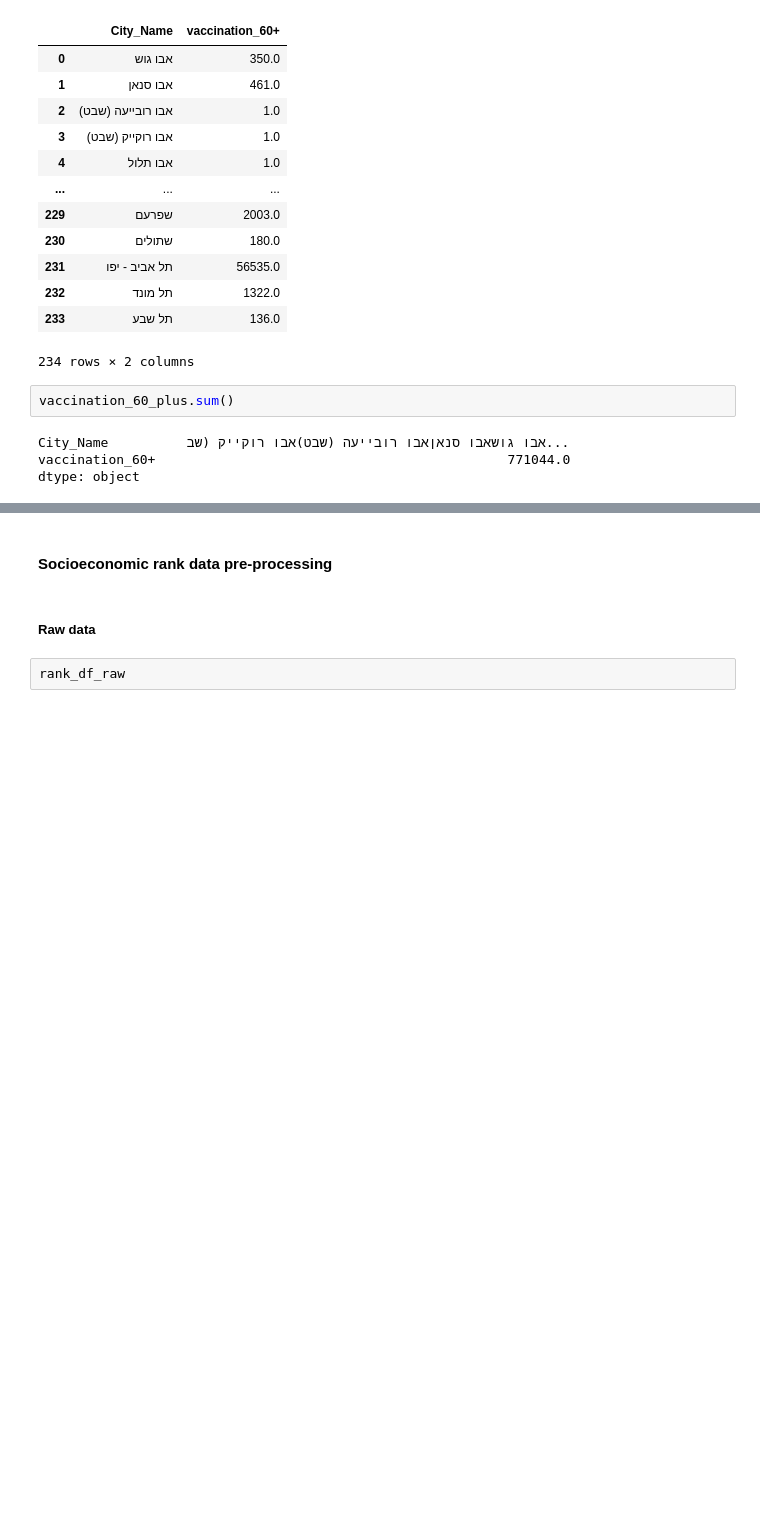
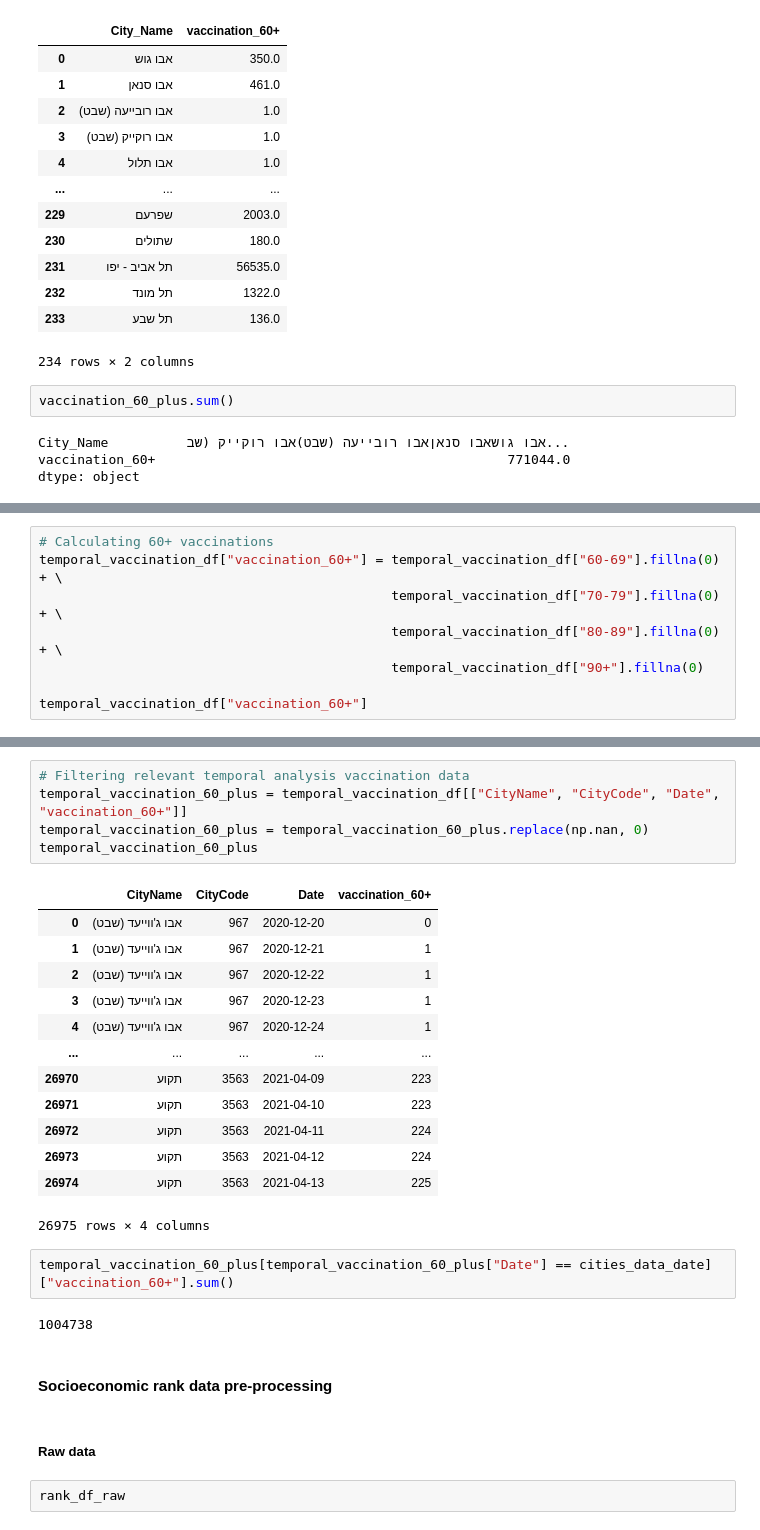
Before and after one commit to gilcaspi/COVID-19-Vaccinations, a Jupyter notebook: vaccinations.ipynb, the cells around one changed output, grey strips where cells are left out. Cells and saved outputs as stored; diff of their text form; blank space fills up the shorter version.

```diff
--- a/vaccinations.ipynb
+++ b/vaccinations.ipynb
@@ -134,0 +204,8 @@ dtype: object
+# %%
+# Calculating 60+ vaccinations
+temporal_vaccination_df["vaccination_60+"] = temporal_vaccination_df["60-69"].fillna(0) + \
+                                             temporal_vaccination_df["70-79"].fillna(0) + \
+                                             temporal_vaccination_df["80-89"].fillna(0) + \
+                                             temporal_vaccination_df["90+"].fillna(0)
+
+temporal_vaccination_df["vaccination_60+"]
@@ -135,3 +225,26 @@ dtype: object
+# %%
+# Filtering relevant temporal analysis vaccination data
+temporal_vaccination_60_plus = temporal_vaccination_df[["CityName", "CityCode", "Date", "vaccination_60+"]]
+temporal_vaccination_60_plus = temporal_vaccination_60_plus.replace(np.nan, 0)
+temporal_vaccination_60_plus
+# %% [output]
+|  | CityName | CityCode | Date | vaccination_60+ |
+| 0 | אבו ג'ווייעד (שבט) | 967 | 2020-12-20 | 0 |
+| 1 | אבו ג'ווייעד (שבט) | 967 | 2020-12-21 | 1 |
+| 2 | אבו ג'ווייעד (שבט) | 967 | 2020-12-22 | 1 |
+| 3 | אבו ג'ווייעד (שבט) | 967 | 2020-12-23 | 1 |
+| 4 | אבו ג'ווייעד (שבט) | 967 | 2020-12-24 | 1 |
+| ... | ... | ... | ... | ... |
+| 26970 | תקוע | 3563 | 2021-04-09 | 223 |
+| 26971 | תקוע | 3563 | 2021-04-10 | 223 |
+| 26972 | תקוע | 3563 | 2021-04-11 | 224 |
+| 26973 | תקוע | 3563 | 2021-04-12 | 224 |
+| 26974 | תקוע | 3563 | 2021-04-13 | 225 |
+26975 rows × 4 columns
+# %%
+temporal_vaccination_60_plus[temporal_vaccination_60_plus["Date"] == cities_data_date]["vaccination_60+"].sum()
+# %% [output]
+1004738
 # %% [markdown]
 #### Socioeconomic rank data pre-processing
 # %% [markdown]
```
Also changed, not shown: parts of 5 cells of this notebook, 3 other files.
